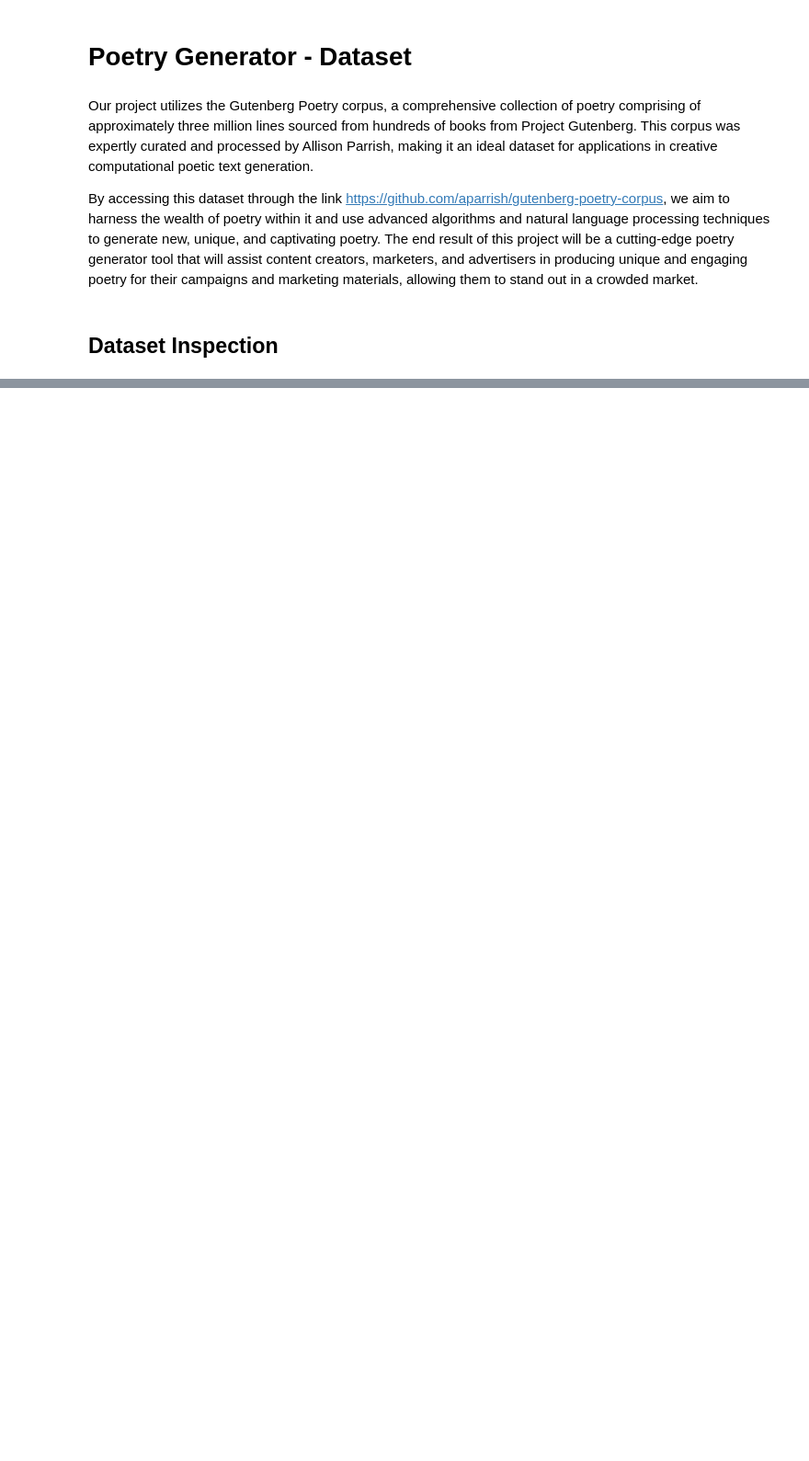
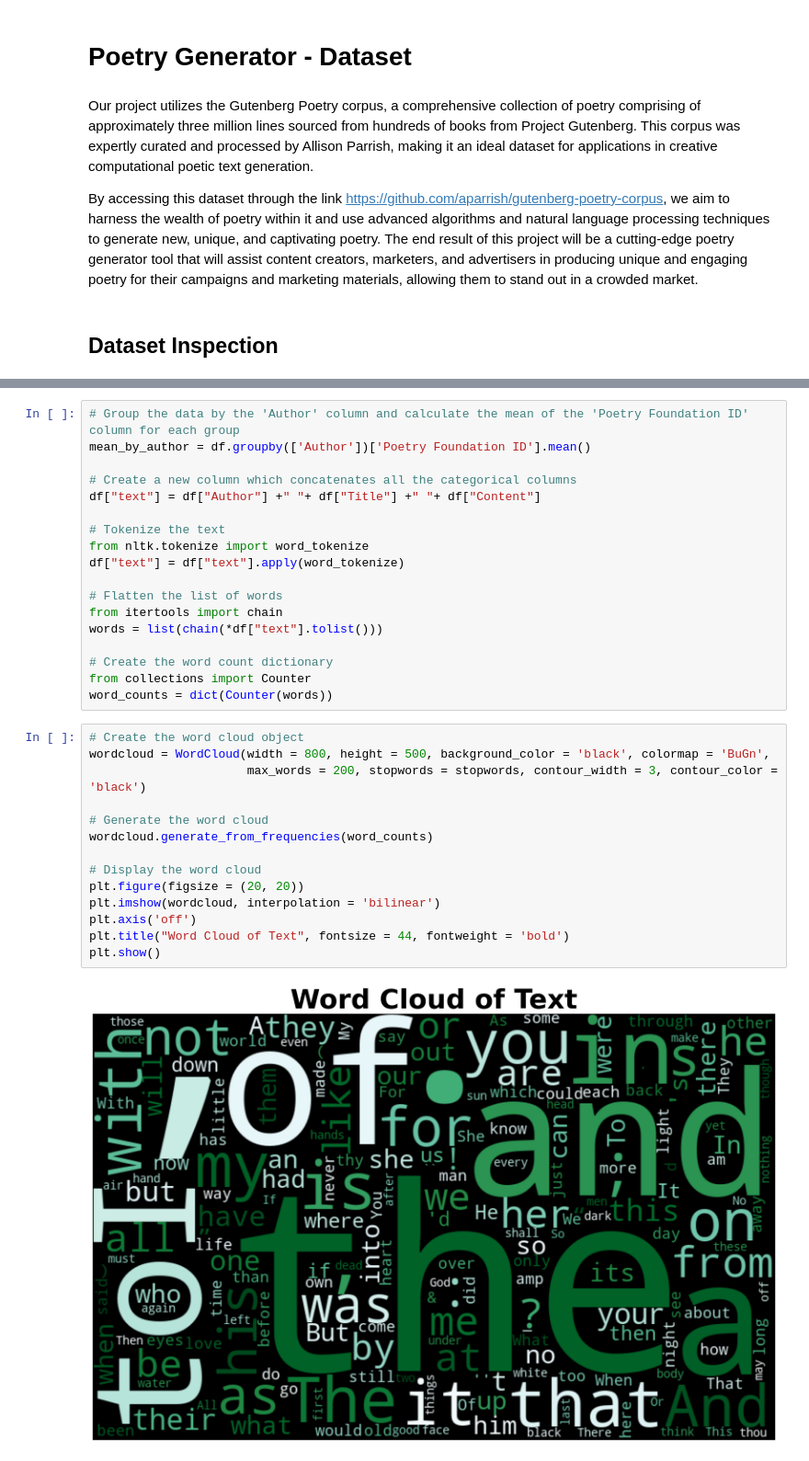
Before and after one commit to Bywani/poem_generator, a Jupyter notebook: poetry-generator.ipynb, the cells around one changed output, grey strips where cells are left out. Shown at 92% size. Drawn from its saved outputs; the diff is of its cells as text; blank space fills up the shorter version.

```diff
--- a/poetry-generator.ipynb
+++ b/poetry-generator.ipynb
@@ -240,0 +129,34 @@ plt.show()
+# %%
+# Group the data by the 'Author' column and calculate the mean of the 'Poetry Foundation ID' column for each group
+mean_by_author = df.groupby(['Author'])['Poetry Foundation ID'].mean()
+
+# Create a new column which concatenates all the categorical columns
+df["text"] = df["Author"] +" "+ df["Title"] +" "+ df["Content"]
+
+# Tokenize the text
+from nltk.tokenize import word_tokenize
+df["text"] = df["text"].apply(word_tokenize)
+
+# Flatten the list of words
+from itertools import chain
+words = list(chain(*df["text"].tolist()))
+
+# Create the word count dictionary
+from collections import Counter
+word_counts = dict(Counter(words))
+# %%
+# Create the word cloud object
+wordcloud = WordCloud(width = 800, height = 500, background_color = 'black', colormap = 'BuGn',
+                      max_words = 200, stopwords = stopwords, contour_width = 3, contour_color = 'black')
+
+# Generate the word cloud
+wordcloud.generate_from_frequencies(word_counts)
+
+# Display the word cloud
+plt.figure(figsize = (20, 20))
+plt.imshow(wordcloud, interpolation = 'bilinear')
+plt.axis('off')
+plt.title("Word Cloud of Text", fontsize = 44, fontweight = 'bold')
+plt.show()
+# %% [output]
+[figure, added]
```
Also changed, not shown: parts of 39 cells of this notebook.
